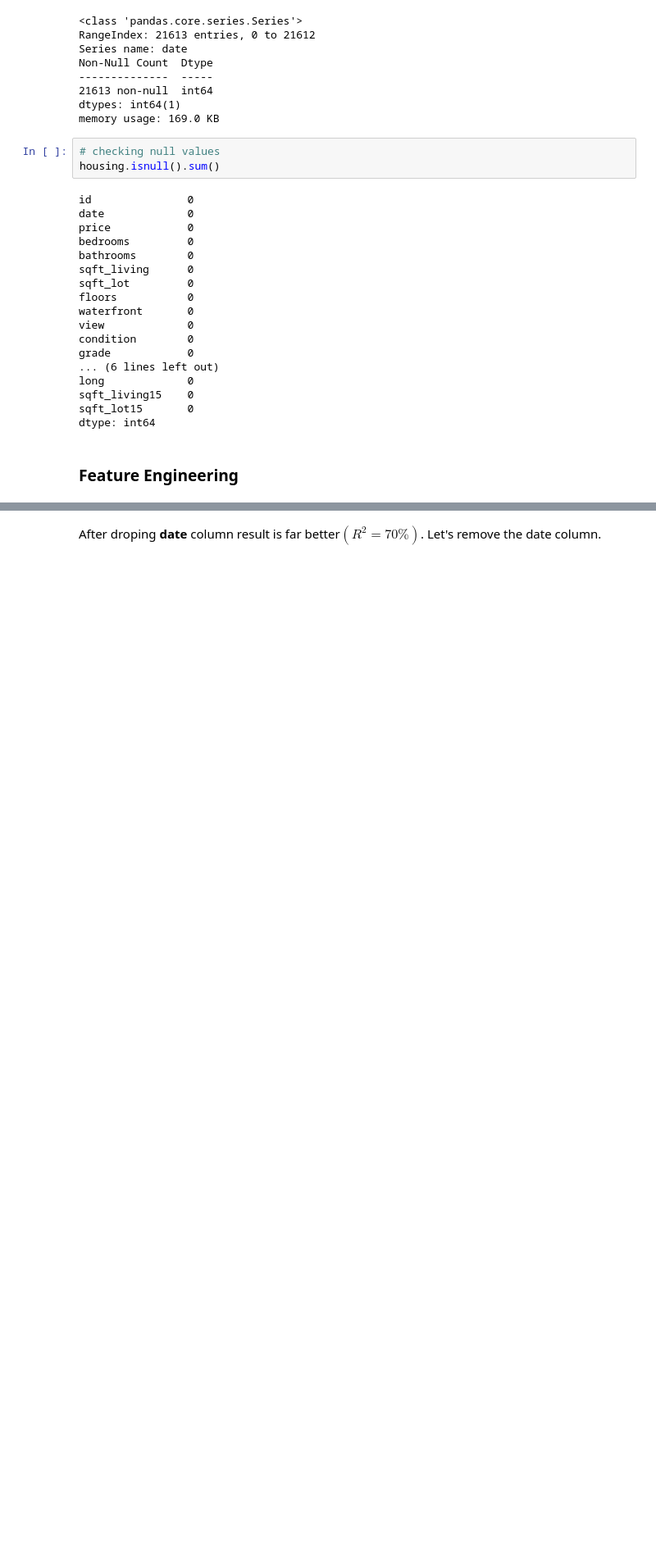
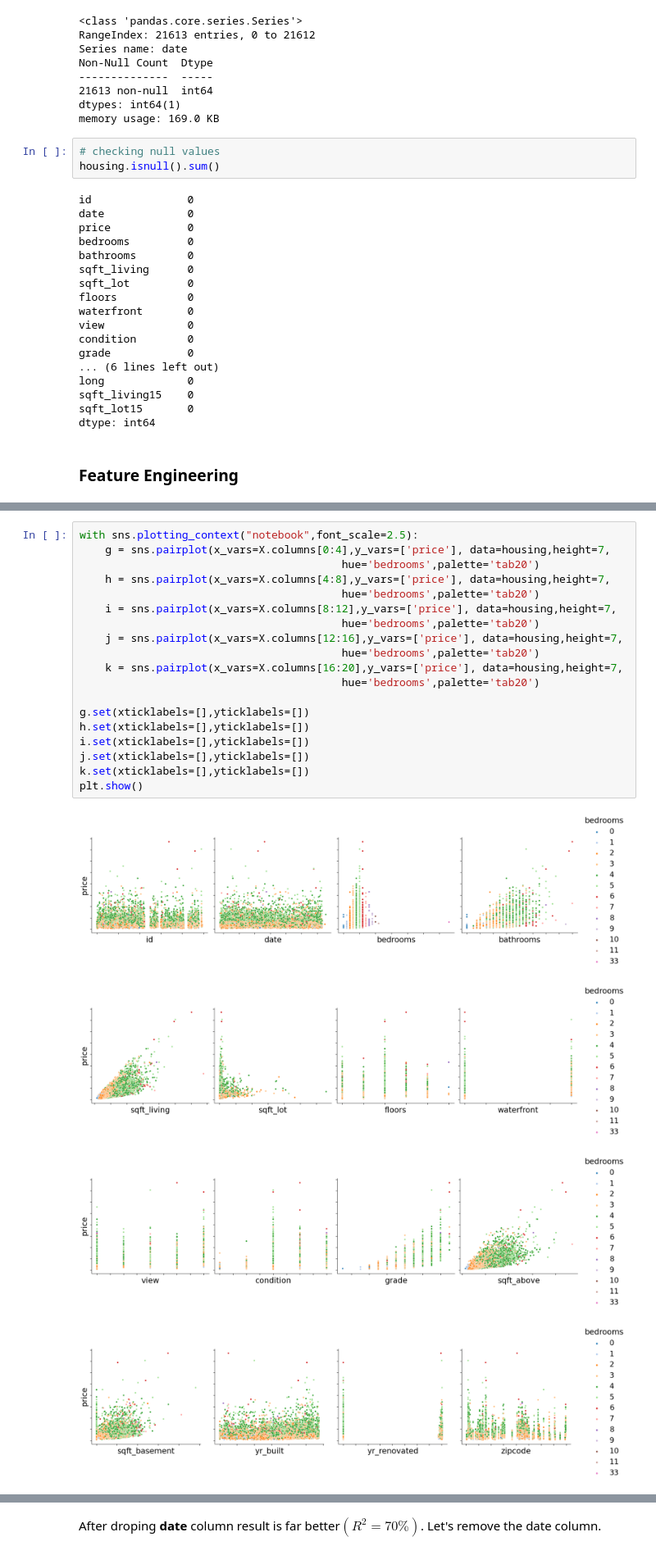
Before and after one commit to butaimodak/Regression-Housing-price-prediction, a Jupyter notebook: Regression Housing Price.ipynb, the cells around one changed output, grey strips where cells are left out. Shown at 82% size. Drawn from its saved outputs; the diff is of its cells as text; blank space fills up the shorter version.

```diff
--- a/Regression Housing Price.ipynb
+++ b/Regression Housing Price.ipynb
@@ -91,0 +111,24 @@ sns.histplot(x='date',data=housing)
+# %%
+with sns.plotting_context("notebook",font_scale=2.5):
+    g = sns.pairplot(x_vars=X.columns[0:4],y_vars=['price'], data=housing,height=7,
+                                         hue='bedrooms',palette='tab20')
+    h = sns.pairplot(x_vars=X.columns[4:8],y_vars=['price'], data=housing,height=7,
+                                         hue='bedrooms',palette='tab20')
+    i = sns.pairplot(x_vars=X.columns[8:12],y_vars=['price'], data=housing,height=7,
+                                         hue='bedrooms',palette='tab20')
+    j = sns.pairplot(x_vars=X.columns[12:16],y_vars=['price'], data=housing,height=7,
+                                         hue='bedrooms',palette='tab20')
+    k = sns.pairplot(x_vars=X.columns[16:20],y_vars=['price'], data=housing,height=7,
+                                         hue='bedrooms',palette='tab20')
+
+g.set(xticklabels=[],yticklabels=[])
+h.set(xticklabels=[],yticklabels=[])
+i.set(xticklabels=[],yticklabels=[])
+j.set(xticklabels=[],yticklabels=[])
+k.set(xticklabels=[],yticklabels=[])
+plt.show()
+# %% [output]
+[figure, added]
+[figure, added]
+[figure, added]
+[figure, added]
```
Also changed, not shown: parts of 86 cells of this notebook.
